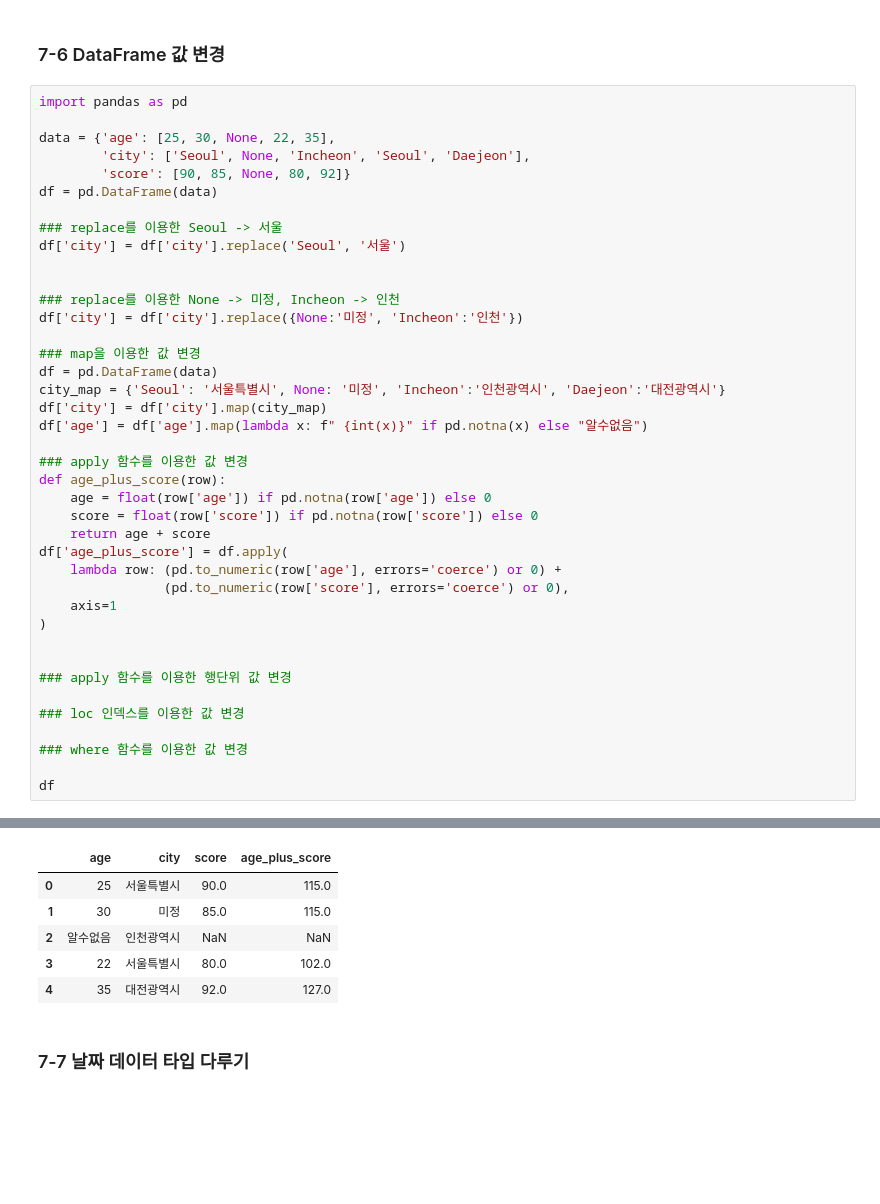
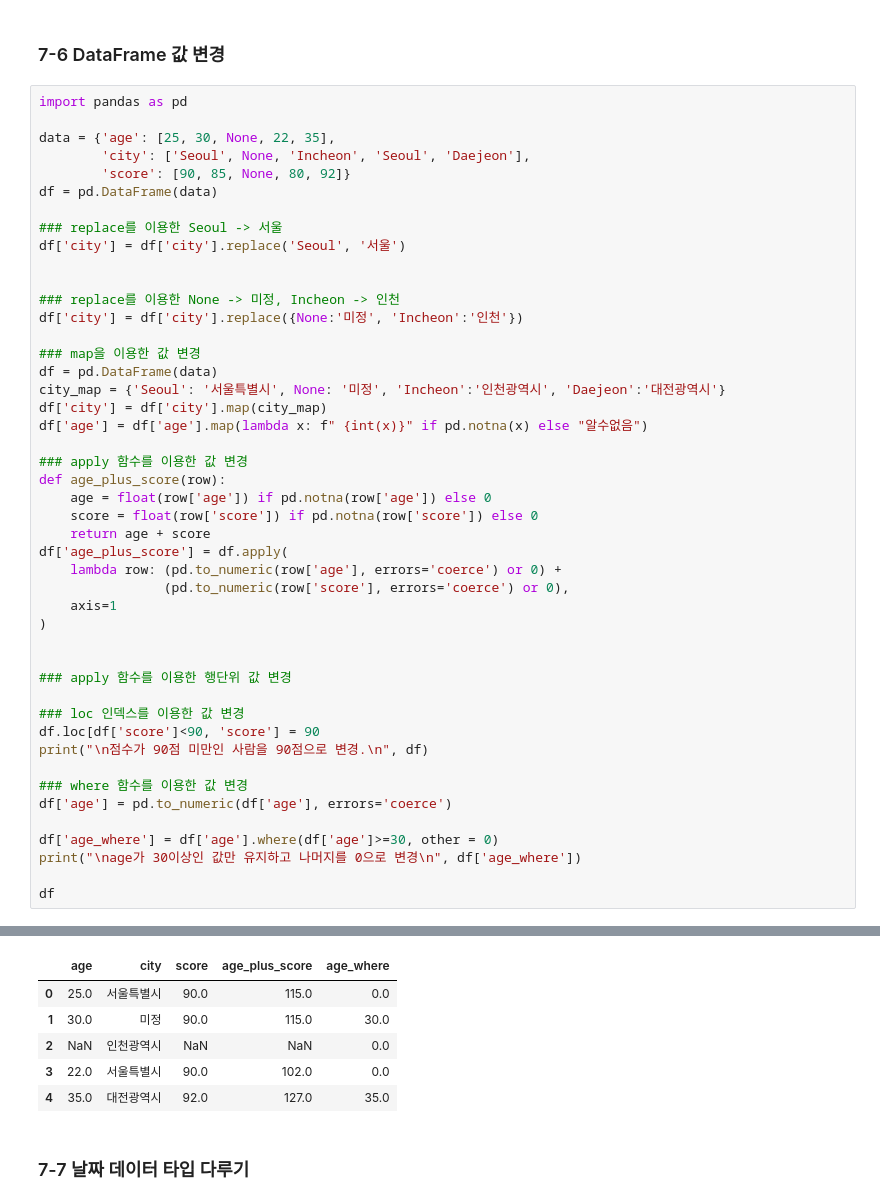
Before and after one commit to Hyunhee97/Data-Analysis-with-Open-Source, a Jupyter notebook: 오픈소스_데이터_분석_7강.ipynb, the cells around one changed output, grey strips where cells are left out. Saved outputs shown, nothing was run; the diff lists cells and outputs as text; blank space fills up the shorter version.

```diff
--- a/오픈소스_데이터_분석_7강.ipynb
+++ b/오픈소스_데이터_분석_7강.ipynb
@@ -206,8 +206,14 @@ df['age_plus_score'] = df.apply(
 ### apply 함수를 이용한 행단위 값 변경
 
 ### loc 인덱스를 이용한 값 변경
+df.loc[df['score']<90, 'score'] = 90
+print("\n점수가 90점 미만인 사람을 90점으로 변경.\n", df)
 
 ### where 함수를 이용한 값 변경
+df['age'] = pd.to_numeric(df['age'], errors='coerce')
+
+df['age_where'] = df['age'].where(df['age']>=30, other = 0)
+print("\nage가 30이상인 값만 유지하고 나머지를 0으로 변경\n", df['age_where'])
 
 df
 # %% [output]
@@ -214,9 +235,9 @@ df
-|  | age | city | score | age_plus_score |
-| 0 | 25 | 서울특별시 | 90.0 | 115.0 |
-| 1 | 30 | 미정 | 85.0 | 115.0 |
-| 2 | 알수없음 | 인천광역시 | NaN | NaN |
-| 3 | 22 | 서울특별시 | 80.0 | 102.0 |
-| 4 | 35 | 대전광역시 | 92.0 | 127.0 |
+|  | age | city | score | age_plus_score | age_where |
+| 0 | 25.0 | 서울특별시 | 90.0 | 115.0 | 0.0 |
+| 1 | 30.0 | 미정 | 90.0 | 115.0 | 30.0 |
+| 2 | NaN | 인천광역시 | NaN | NaN | 0.0 |
+| 3 | 22.0 | 서울특별시 | 90.0 | 102.0 | 0.0 |
+| 4 | 35.0 | 대전광역시 | 92.0 | 127.0 | 35.0 |
 # %% [markdown]
 ### 7-7 날짜 데이터 타입 다루기
 # %%
```
Also changed, not shown: parts of 2 cells of this notebook.
